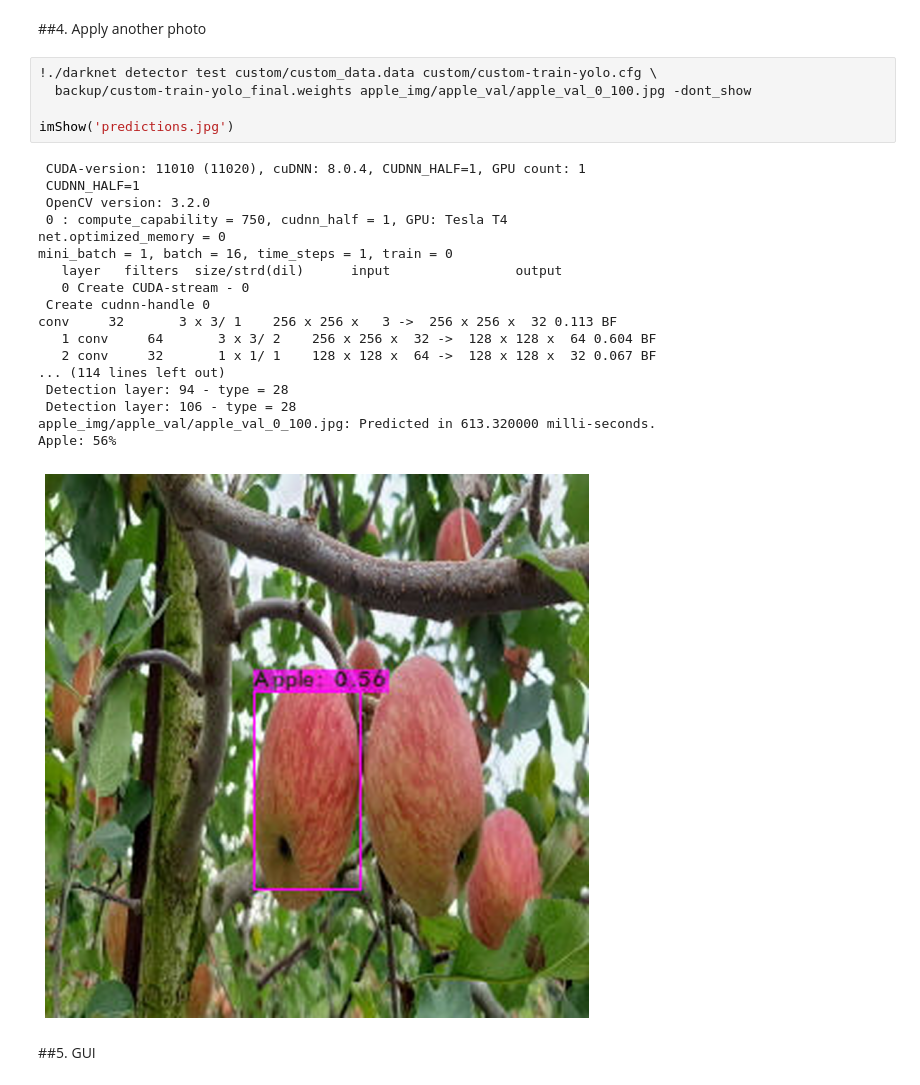
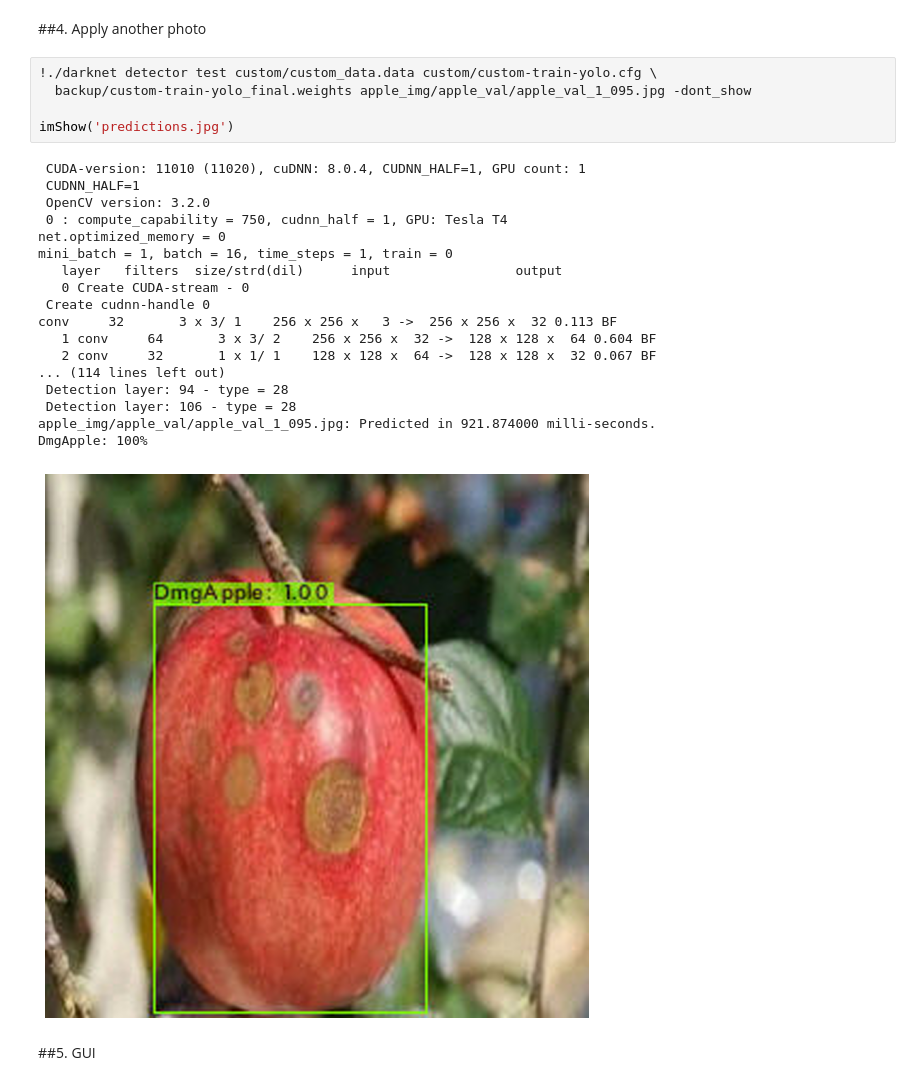
Before and after one commit to zaegeon/Project, a Jupyter notebook: code/Apple_Code_Arrange.ipynb, the cells around one changed output. Cells and saved outputs as stored; diff of their text form.

```diff
--- a/code/Apple_Code_Arrange.ipynb
+++ b/code/Apple_Code_Arrange.ipynb
@@ -888,28 +889,28 @@ DmgApple: 100%
 ##4. Apply another photo
 # %%
 !./darknet detector test custom/custom_data.data custom/custom-train-yolo.cfg \
-  backup/custom-train-yolo_final.weights apple_img/apple_val/apple_val_0_100.jpg -dont_show
+  backup/custom-train-yolo_final.weights apple_img/apple_val/apple_val_1_095.jpg -dont_show
 
 imShow('predictions.jpg')
 # %% [output]
  CUDA-version: 11010 (11020), cuDNN: 8.0.4, CUDNN_HALF=1, GPU count: 1
  CUDNN_HALF=1
  OpenCV version: 3.2.0
  0 : compute_capability = 750, cudnn_half = 1, GPU: Tesla T4
 net.optimized_memory = 0
 mini_batch = 1, batch = 16, time_steps = 1, train = 0
    layer   filters  size/strd(dil)      input                output
    0 Create CUDA-stream - 0
  Create cudnn-handle 0
 conv     32       3 x 3/ 1    256 x 256 x   3 ->  256 x 256 x  32 0.113 BF
    1 conv     64       3 x 3/ 2    256 x 256 x  32 ->  128 x 128 x  64 0.604 BF
    2 conv     32       1 x 1/ 1    128 x 128 x  64 ->  128 x 128 x  32 0.067 BF
 ... (114 lines left out)
  Detection layer: 94 - type = 28
  Detection layer: 106 - type = 28
-apple_img/apple_val/apple_val_0_100.jpg: Predicted in 613.320000 milli-seconds.
-Apple: 56%
+apple_img/apple_val/apple_val_1_095.jpg: Predicted in 921.874000 milli-seconds.
+DmgApple: 100%
-[figure, old version]
+[figure, new version]
 # %% [markdown]
 ##5. GUI
 # %% [markdown]
```
Also changed, not shown: parts of 3 cells of this notebook.
